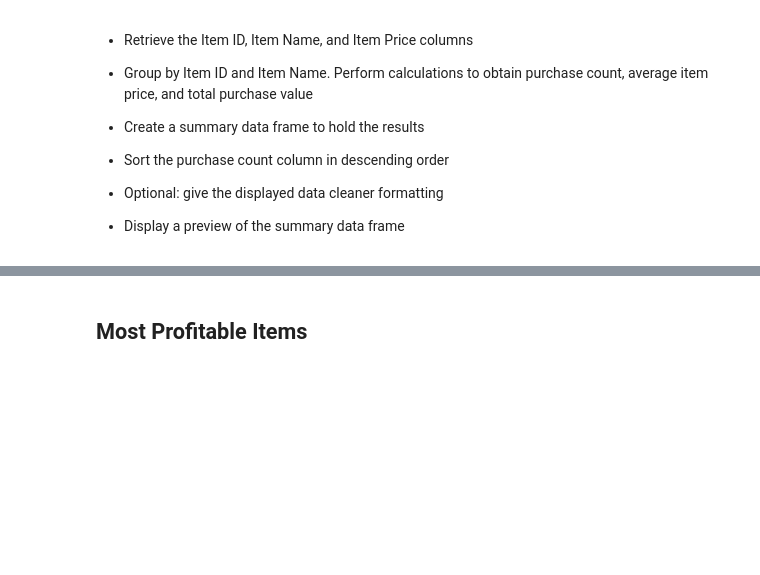
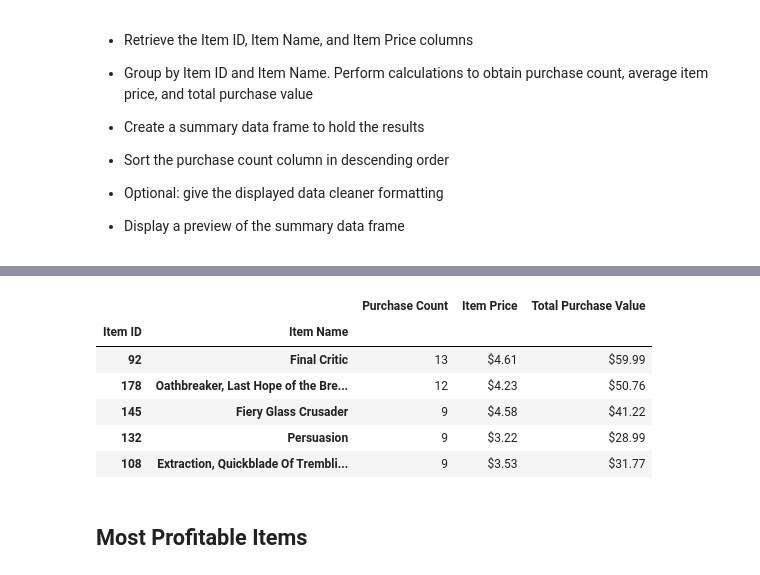
Before and after one commit to cayelsie/Pandas-fantasy-game-analysis, a Jupyter notebook: HeroesofPymoli/main.ipynb, the cells around one changed output, grey strips where cells are left out. Drawn from its saved outputs; the diff is of its cells as text; code cells hidden in the pictures; blank space fills up the shorter version.

```diff
--- a/HeroesofPymoli/main.ipynb
+++ b/HeroesofPymoli/main.ipynb
@@ -446,3 +368,31 @@ popular_summary_df_final
+# %%
+#Get Item ID, Item Name and Price
+most_popular_df = purchase_data_df[["Item ID", "Item Name", "Price"]]
+
+#Group by Item ID first then Item Name to be able to get the unique items listed only once
+popular_grouped = most_popular_df.groupby(["Item ID", "Item Name"])
+
+#aggregate the count, mean and sum functions to obtain the purchase count, avg item price and total purchase value
+item_price = popular_grouped.agg(["count", "mean", "sum"])
+item_price.columns = ['Purchase Count','Item Price','Total Purchase Value']
+
+#Sort purchase count column in descending order
+item_price_sorted = item_price.sort_values("Purchase Count", ascending = False)
+
+#Format columns with price in them to display $ in front of value and two decimal places (for float values)
+item_price_sorted["Item Price"] = item_price_sorted["Item Price"].map("${:,.2f}".format)
+item_price_sorted["Total Purchase Value"] = item_price_sorted["Total Purchase Value"].map("${:,.2f}".format)
+
+#Display first 5 rows
+item_price_sorted.head()
+# %% [output]
+|  |  | Purchase Count | Item Price | Total Purchase Value |
+| Item ID | Item Name |  |  |  |
+| 92 | Final Critic | 13 | $4.61 | $59.99 |
+| 178 | Oathbreaker, Last Hope of the Bre... | 12 | $4.23 | $50.76 |
+| 145 | Fiery Glass Crusader | 9 | $4.58 | $41.22 |
+| 132 | Persuasion | 9 | $3.22 | $28.99 |
+| 108 | Extraction, Quickblade Of Trembli... | 9 | $3.53 | $31.77 |
 # %% [markdown]
 ## Most Profitable Items
 # %% [markdown]
```
Also changed, not shown: parts of 3 cells of this notebook, 1 other file.
